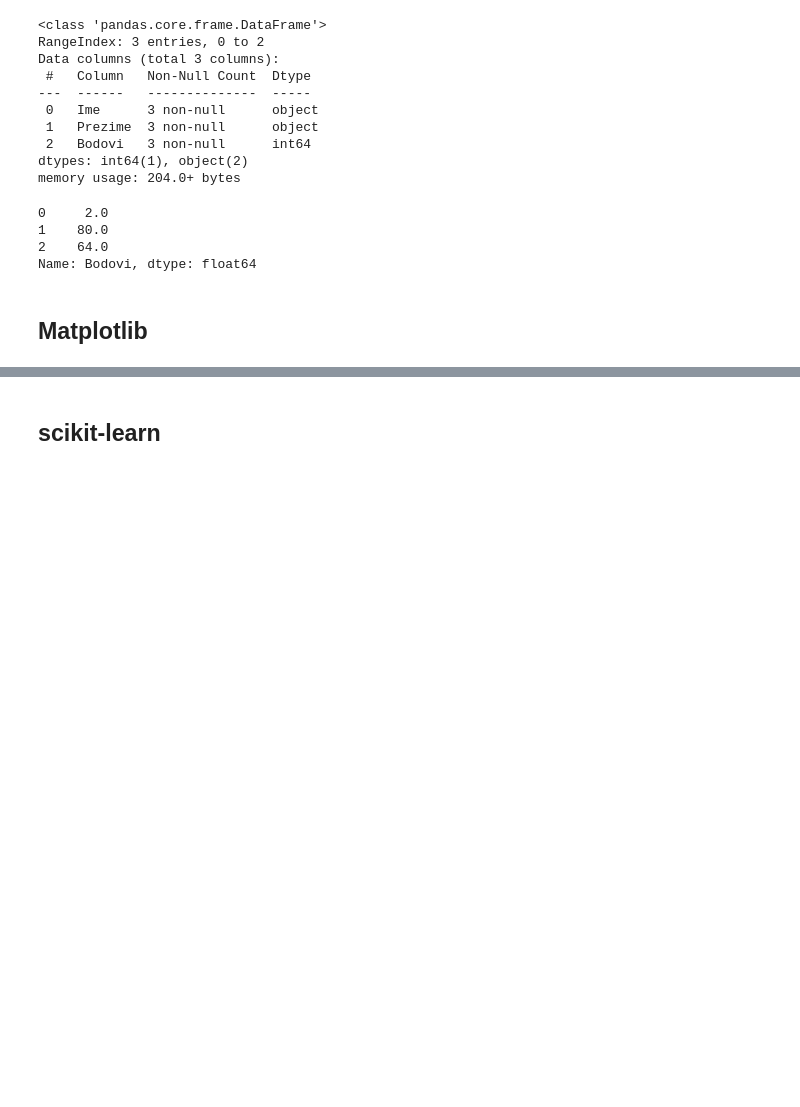
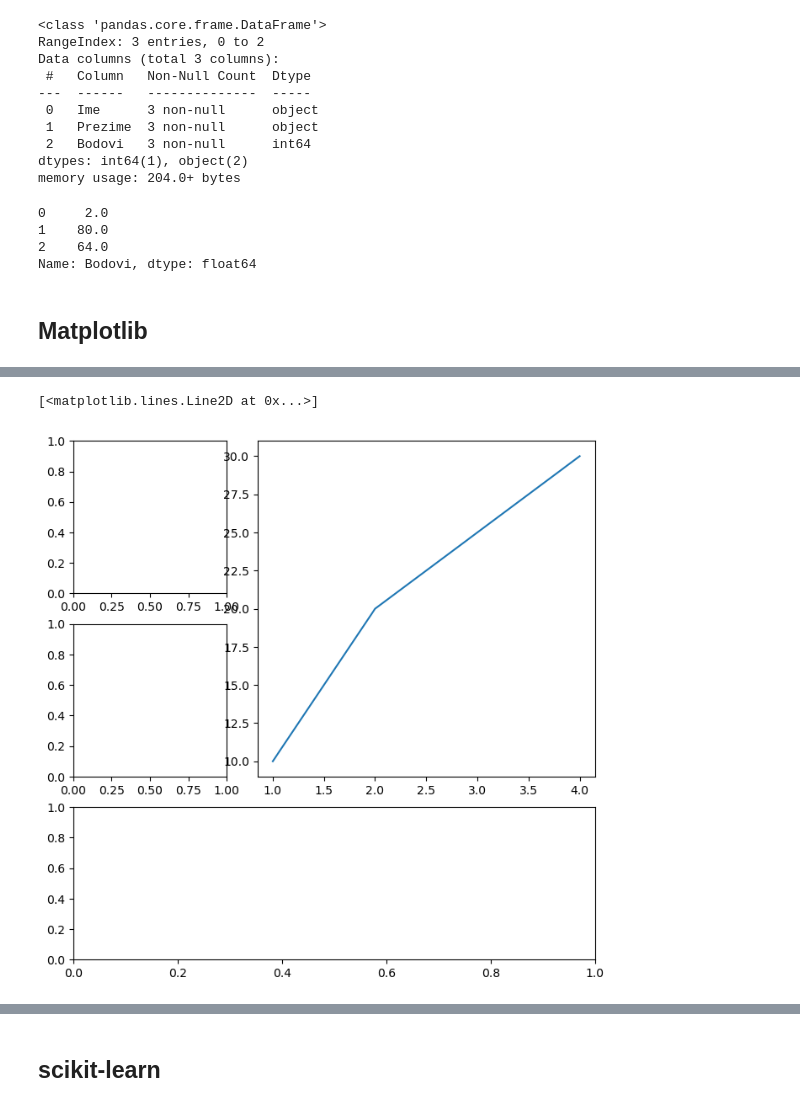
Before and after one commit to nparadina/AlgebraDS, a Jupyter notebook: biljeske.ipynb, the cells around one changed output, grey strips where cells are left out. Saved outputs shown, nothing was run; the diff lists cells and outputs as text; code cells hidden in the pictures; blank space fills up the shorter version.

```diff
--- a/biljeske.ipynb
+++ b/biljeske.ipynb
@@ -875,0 +907,18 @@ Name: Bodovi, dtype: float64
+# %%
+# metoda add_gridspec
+
+okvir=plt.figure(figsize=(8,8))
+gs=okvir.add_gridspec(3,3) # postavke mreze, 3 retka i 3 stupca
+
+# metoda add_sublots() - definira podgrafove po gridu-u
+# moze se koristiti i bez add_gridspec(), ali onda su svi grafovi istih velicina
+
+gore_lijevo=okvir.add_subplot(gs[0,0]) #prvi red i prvi stupac
+sredina_lijevo= okvir.add_subplot(gs[1,0]) #drugi red i prvi stupac
+gore_desno_debeli=okvir.add_subplot(gs[:2,1:])
+dolje=okvir.add_subplot(gs[2,:]) #cijeli treci red
+
+gore_desno_debeli.plot([1,2,3,4], [10,20,25,30])
+# %% [output]
+[<matplotlib.lines.Line2D at 0x...>]
+[figure, added]
```
Also changed, not shown: parts of 23 cells of this notebook, 2 other files.
